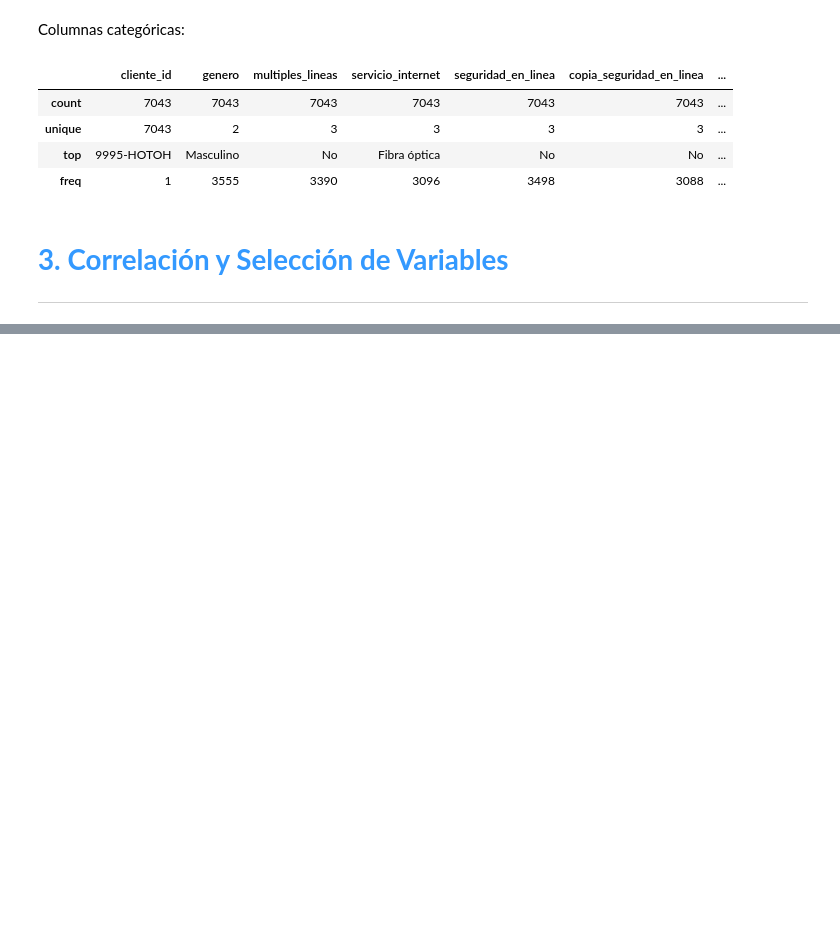
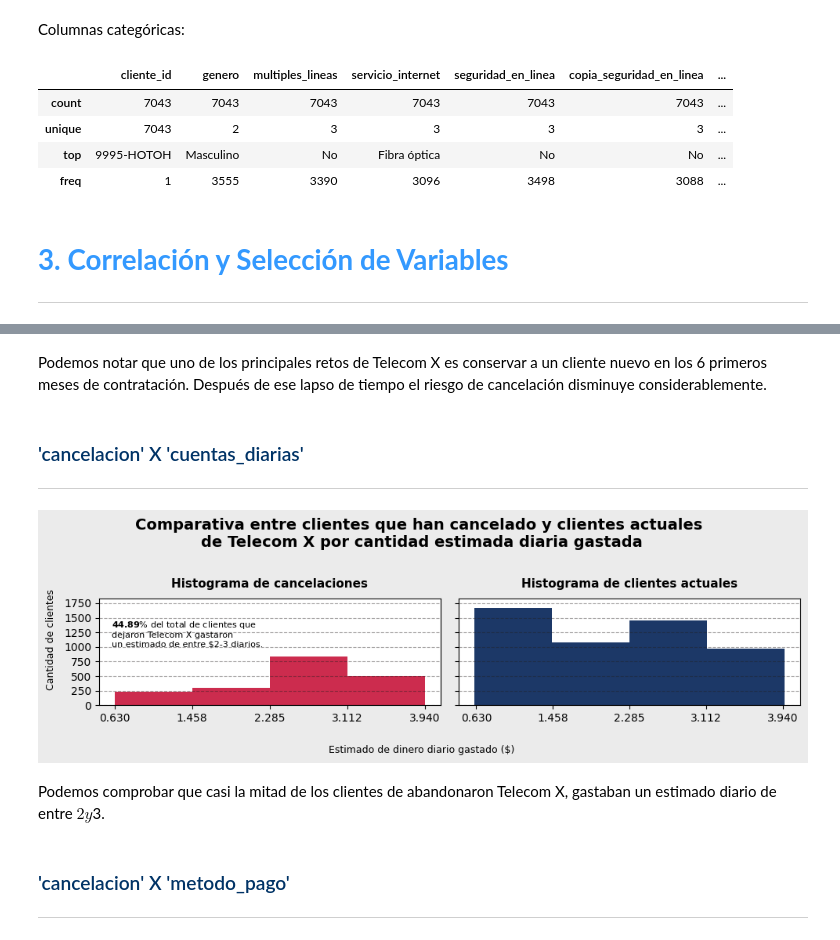
Before and after one commit to carloslozano-rg/challenge-telecom-x-parte-2-modelo-predictivo, a Jupyter notebook: Telecom_X_Modelo_Predictivo.ipynb, the cells around one changed output, grey strips where cells are left out. Cells and saved outputs as stored; diff of their text form; code cells hidden in the pictures; blank space fills up the shorter version.

```diff
--- a/Telecom_X_Modelo_Predictivo.ipynb
+++ b/Telecom_X_Modelo_Predictivo.ipynb
@@ -115,0 +253,56 @@ telecom_x_df_inicial.describe(include='object')
+# %% [markdown]
+Podemos notar que uno de los principales retos de Telecom X es conservar a un cliente nuevo en los 6 primeros meses de contratación. Después de ese lapso de tiempo el riesgo de cancelación disminuye considerablemente.
+# %% [markdown]
+### <font color='#003366'>'cancelacion' X 'cuentas_diarias'</font>
+---
+# %%
+def cuentas_diarias_viz():
+
+    fig, axes = plt.subplots(1, 2, figsize=(10, 3), facecolor=GRIS_1, sharey=True)
+    axes = axes.flatten()
+
+    # Gráfico 1
+    ax_0 = axes[0]
+    datos_cancelados = telecom_x_df_fil_1.query('cancelacion == 1')['cuentas_diarias']
+    bins_por_unidad = round(datos_cancelados.max()/1)
+    counts, bins, patches = ax_0.hist(x=datos_cancelados, bins=bins_por_unidad, color=ROJO_2)
+
+    ax_0.set_xticks(ticks=bins)
+    ax_0.yaxis.set_major_locator(plt.MultipleLocator(250))
+    ax_0.set_title(label='Histograma de cancelaciones', fontsize=11, fontweight='bold', pad=10)
+    ax_0.margins(y=0.1)
+    ax_0.grid(axis='y', alpha=0.4, linestyle='--', color=GRIS_5)
+
+    # Insight 1
+    total_clientes_cancelados = datos_cancelados.count()
+    counts_max = counts.max()
+    porcentaje = (counts_max*100/total_clientes_cancelados).round(2)
+
+    insight = f'$\\bf{porcentaje}$% del total de clientes que \ndejaron Telecom X gastaron \nun estimado de entre $2-3 diarios.'
+    ax_0.text(x=0.6, y=1000, s=insight, fontsize=8)
+
+    # Gráfico 2
+    ax_1 = axes[1]
+    datos_clientes_actuales = telecom_x_df_fil_1.query('cancelacion == 0')['cuentas_diarias']
+    ax_1.hist(x=datos_clientes_actuales, bins=bins_por_unidad, color=AZUL_2)
+
+    ax_1.set_xticks(ticks=bins)
+    ax_1.set_title(label='Histograma de clientes actuales', fontsize=11, fontweight='bold', pad=10)
+    ax_1.margins(y=0.1)
+    ax_1.grid(axis='y', alpha=0.4, linestyle='--', color=GRIS_5)
+
+    # Título general y etiquetas generales
+    fig.suptitle('Comparativa entre clientes que han cancelado y clientes actuales \nde Telecom X por cantidad estimada diaria gastada', fontsize=14, fontweight='bold', y=1.02)
+    fig.supxlabel(t='Estimado de dinero diario gastado ($)', fontsize=9)
+    fig.supylabel(t='Cantidad de clientes', fontsize=9)
+    plt.tight_layout()
+    return plt
+# %%
+cuentas_diarias_viz().show();
+# %% [output]
+[figure, added]
+# %% [markdown]
+Podemos comprobar que casi la mitad de los clientes de abandonaron Telecom X, gastaban un estimado diario de entre $2 y $3.
+# %% [markdown]
+### <font color='#003366'>'cancelacion' X 'metodo_pago'</font>
+---
```
Also changed, not shown: parts of 25 cells of this notebook.
